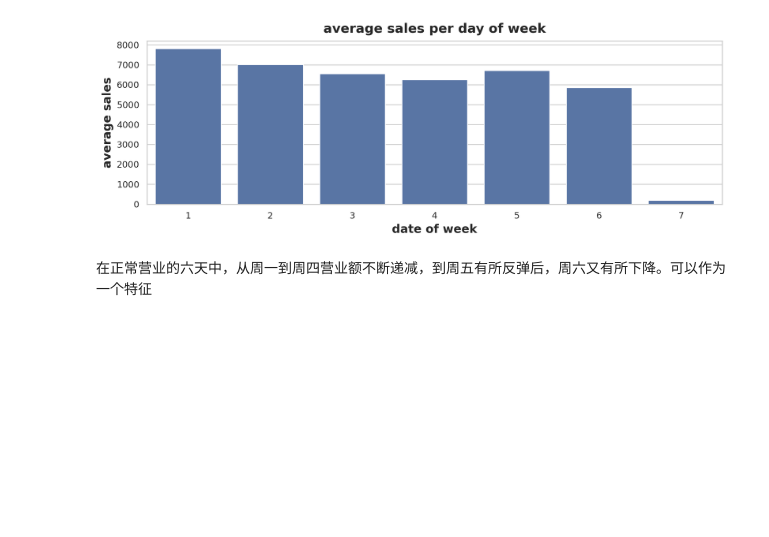
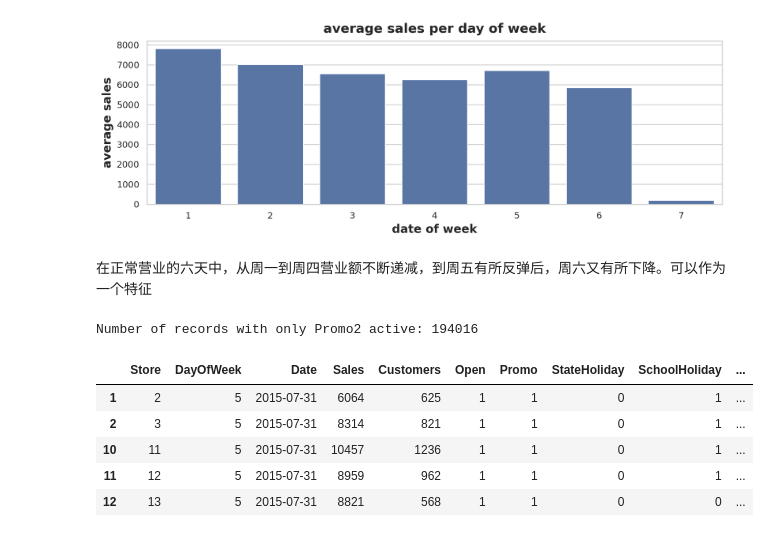
Before and after one commit to yjcyjjc/Rossmann-store-sale, a Jupyter notebook: EDA2.ipynb, the cells around one changed output. Saved outputs shown, nothing was run; the diff lists cells and outputs as text; code cells hidden in the pictures; blank space fills up the shorter version.

```diff
--- a/EDA2.ipynb
+++ b/EDA2.ipynb
@@ -81,3 +82,15 @@ plt.show()
 [figure]
 # %% [markdown]
 在正常营业的六天中，从周一到周四营业额不断递减，到周五有所反弹后，周六又有所下降。可以作为一个特征
+# %%
+only_promo2=train_data[(train_data['Promo2']==1)&(train_data['Promo']==1)].copy()
+print(f"Number of records with only Promo2 active: {len(only_promo2)}")
+only_promo2.head()
+# %% [output]
+Number of records with only Promo2 active: 194016
+|  | Store | DayOfWeek | Date | Sales | Customers | Open | Promo | StateHoliday | SchoolHoliday | ... |
+| 1 | 2 | 5 | 2015-07-31 | 6064 | 625 | 1 | 1 | 0 | 1 | ... |
+| 2 | 3 | 5 | 2015-07-31 | 8314 | 821 | 1 | 1 | 0 | 1 | ... |
+| 10 | 11 | 5 | 2015-07-31 | 10457 | 1236 | 1 | 1 | 0 | 1 | ... |
+| 11 | 12 | 5 | 2015-07-31 | 8959 | 962 | 1 | 1 | 0 | 1 | ... |
+| 12 | 13 | 5 | 2015-07-31 | 8821 | 568 | 1 | 1 | 0 | 0 | ... |
```
Also changed, not shown: parts of 5 cells of this notebook.
